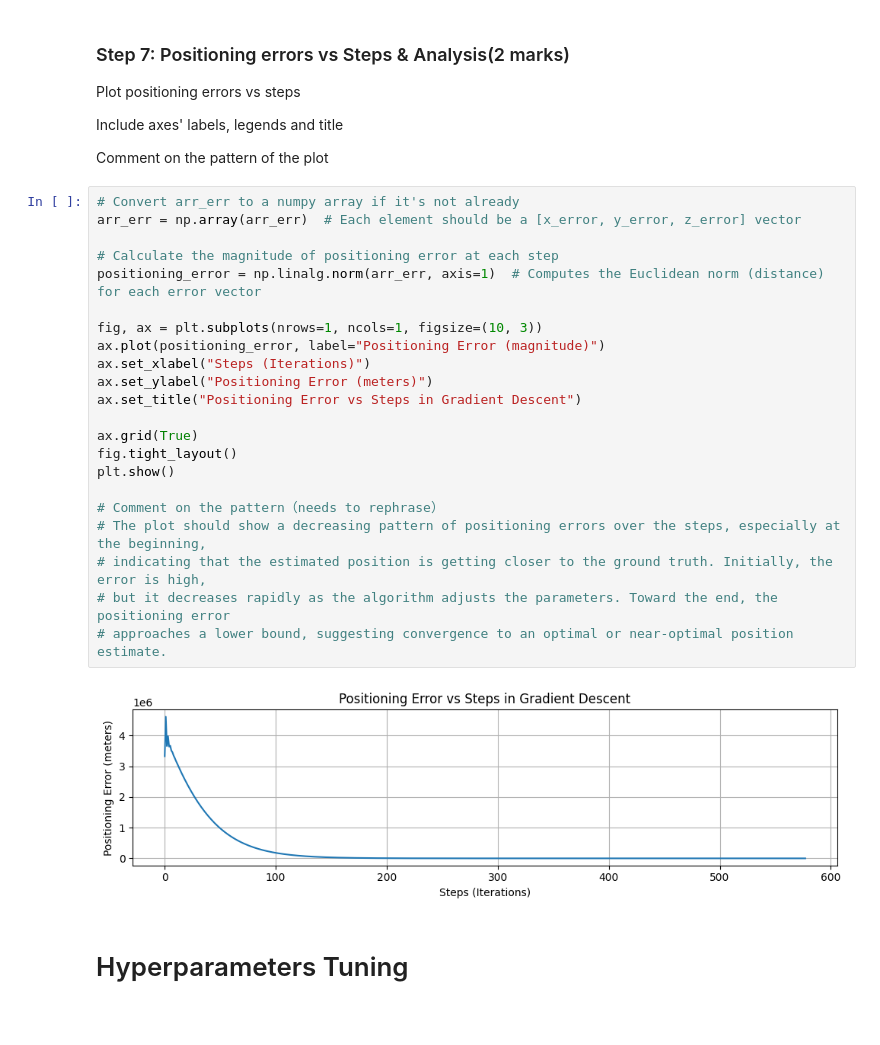
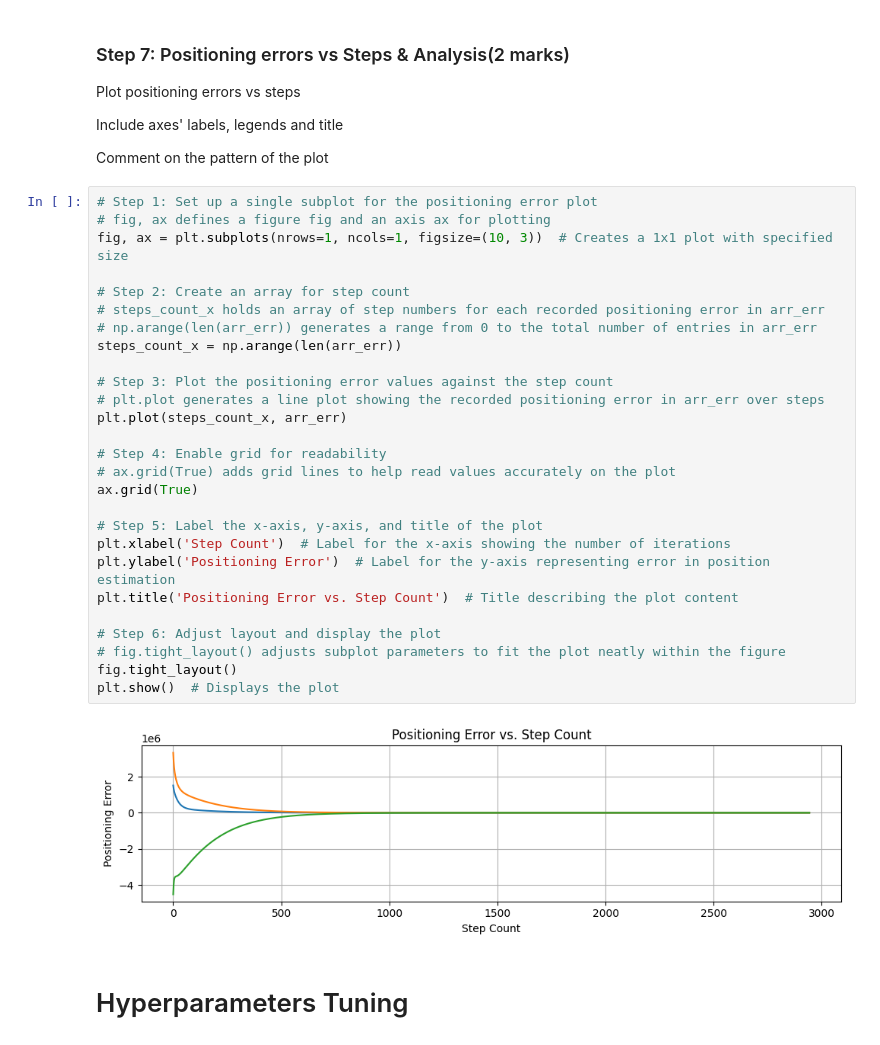
Before and after one commit to jeelp97/ENGG-680-lab, a Jupyter notebook: Assignment3.ipynb, the cells around one changed output. Drawn from its saved outputs; the diff is of its cells as text.

```diff
--- a/Assignment3.ipynb
+++ b/Assignment3.ipynb
@@ -369,30 +389,35 @@ Plot positioning errors vs steps
 Include axes' labels, legends and title
 
 Comment on the pattern of the plot
-# %%
-# Convert arr_err to a numpy array if it's not already
-arr_err = np.array(arr_err)  # Each element should be a [x_error, y_error, z_error] vector
-
-# Calculate the magnitude of positioning error at each step
-positioning_error = np.linalg.norm(arr_err, axis=1)  # Computes the Euclidean norm (distance) for each error vector
-
-fig, ax = plt.subplots(nrows=1, ncols=1, figsize=(10, 3))
-ax.plot(positioning_error, label="Positioning Error (magnitude)")
-ax.set_xlabel("Steps (Iterations)")
-ax.set_ylabel("Positioning Error (meters)")
-ax.set_title("Positioning Error vs Steps in Gradient Descent")
-
-ax.grid(True)
-fig.tight_layout()
-plt.show()
-
-# Comment on the pattern（needs to rephrase）
-# The plot should show a decreasing pattern of positioning errors over the steps, especially at the beginning,
-# indicating that the estimated position is getting closer to the ground truth. Initially, the error is high,
-# but it decreases rapidly as the algorithm adjusts the parameters. Toward the end, the positioning error
-# approaches a lower bound, suggesting convergence to an optimal or near-optimal position estimate.
-# %% [output]
-[figure, removed]
+# %%
+# Step 1: Set up a single subplot for the positioning error plot
+# fig, ax defines a figure fig and an axis ax for plotting
+fig, ax = plt.subplots(nrows=1, ncols=1, figsize=(10, 3))  # Creates a 1x1 plot with specified size
+
+# Step 2: Create an array for step count
+# steps_count_x holds an array of step numbers for each recorded positioning error in arr_err
+# np.arange(len(arr_err)) generates a range from 0 to the total number of entries in arr_err
+steps_count_x = np.arange(len(arr_err))
+
+# Step 3: Plot the positioning error values against the step count
+# plt.plot generates a line plot showing the recorded positioning error in arr_err over steps
+plt.plot(steps_count_x, arr_err)
+
+# Step 4: Enable grid for readability
+# ax.grid(True) adds grid lines to help read values accurately on the plot
+ax.grid(True)
+
+# Step 5: Label the x-axis, y-axis, and title of the plot
+plt.xlabel('Step Count')  # Label for the x-axis showing the number of iterations
+plt.ylabel('Positioning Error')  # Label for the y-axis representing error in position estimation
+plt.title('Positioning Error vs. Step Count')  # Title describing the plot content
+
+# Step 6: Adjust layout and display the plot
+# fig.tight_layout() adjusts subplot parameters to fit the plot neatly within the figure
+fig.tight_layout()
+plt.show()  # Displays the plot
+# %% [output]
+[figure, added]
 # %% [markdown]
 # Hyperparameters Tuning
 # %% [markdown]
```
Also changed, not shown: parts of 19 cells of this notebook.
